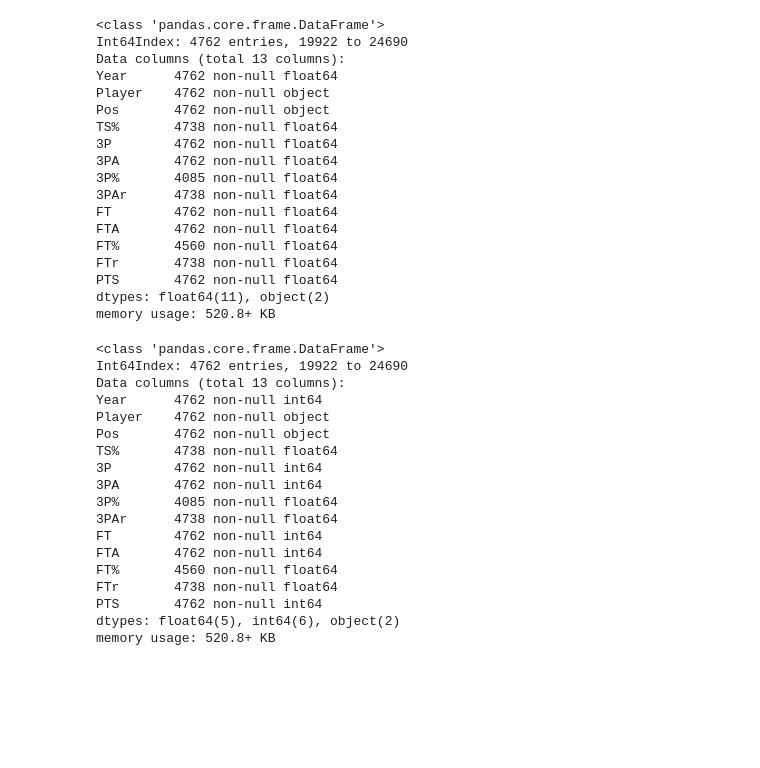
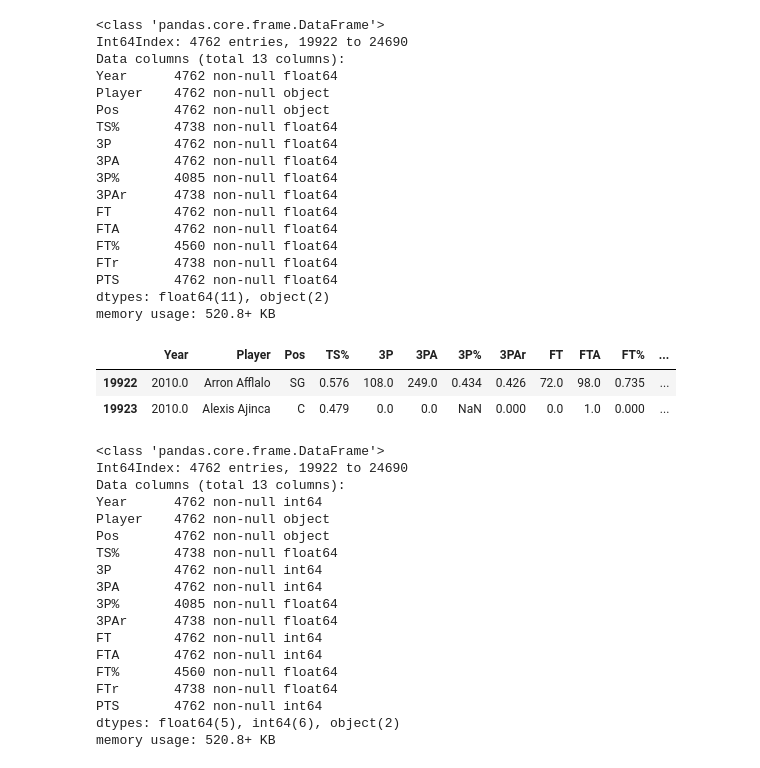
Before and after one commit to mirajpatel19/Portfolio, a Jupyter notebook: Projects/Data Exploratory/NBA Stats - Los Angeles Lakers.ipynb, the cells around one changed output. Cells and saved outputs as stored; diff of their text form; code cells hidden in the pictures; blank space fills up the shorter version.

```diff
--- a/Projects/Data Exploratory/NBA Stats - Los Angeles Lakers.ipynb
+++ b/Projects/Data Exploratory/NBA Stats - Los Angeles Lakers.ipynb
@@ -93,4 +72,11 @@ FTr       4738 non-null float64
 PTS       4762 non-null float64
 dtypes: float64(11), object(2)
 memory usage: 520.8+ KB
+# %%
+#View the data
+recentThree.head(2)
+# %% [output]
+|  | Year | Player | Pos | TS% | 3P | 3PA | 3P% | 3PAr | FT | FTA | FT% | ... |
+| 19922 | 2010.0 | Arron Afflalo | SG | 0.576 | 108.0 | 249.0 | 0.434 | 0.426 | 72.0 | 98.0 | 0.735 | ... |
+| 19923 | 2010.0 | Alexis Ajinca | C | 0.479 | 0.0 | 0.0 | NaN | 0.000 | 0.0 | 1.0 | 0.000 | ... |
 # %%
```
Also changed, not shown: parts of 17 cells of this notebook, 2 other files.
